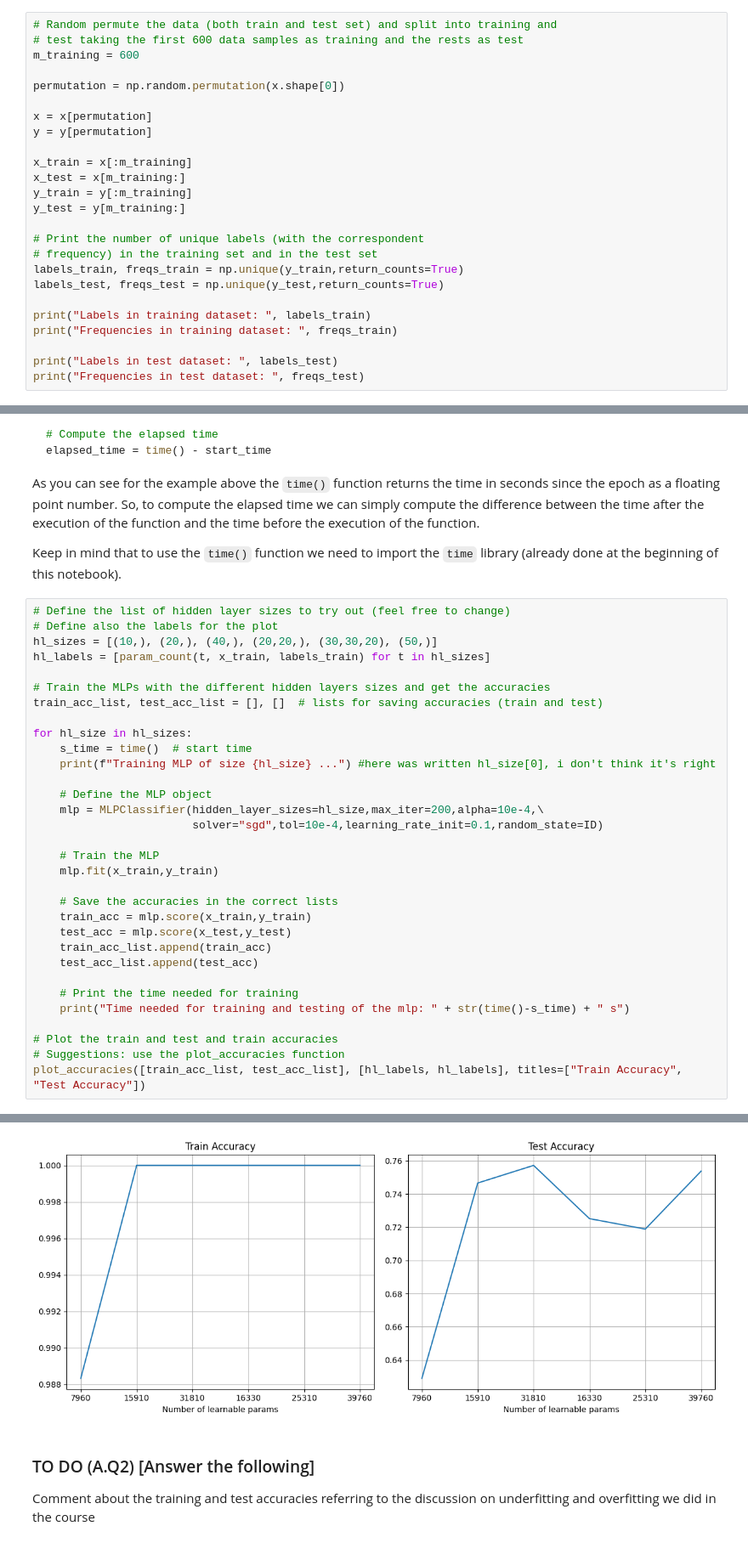
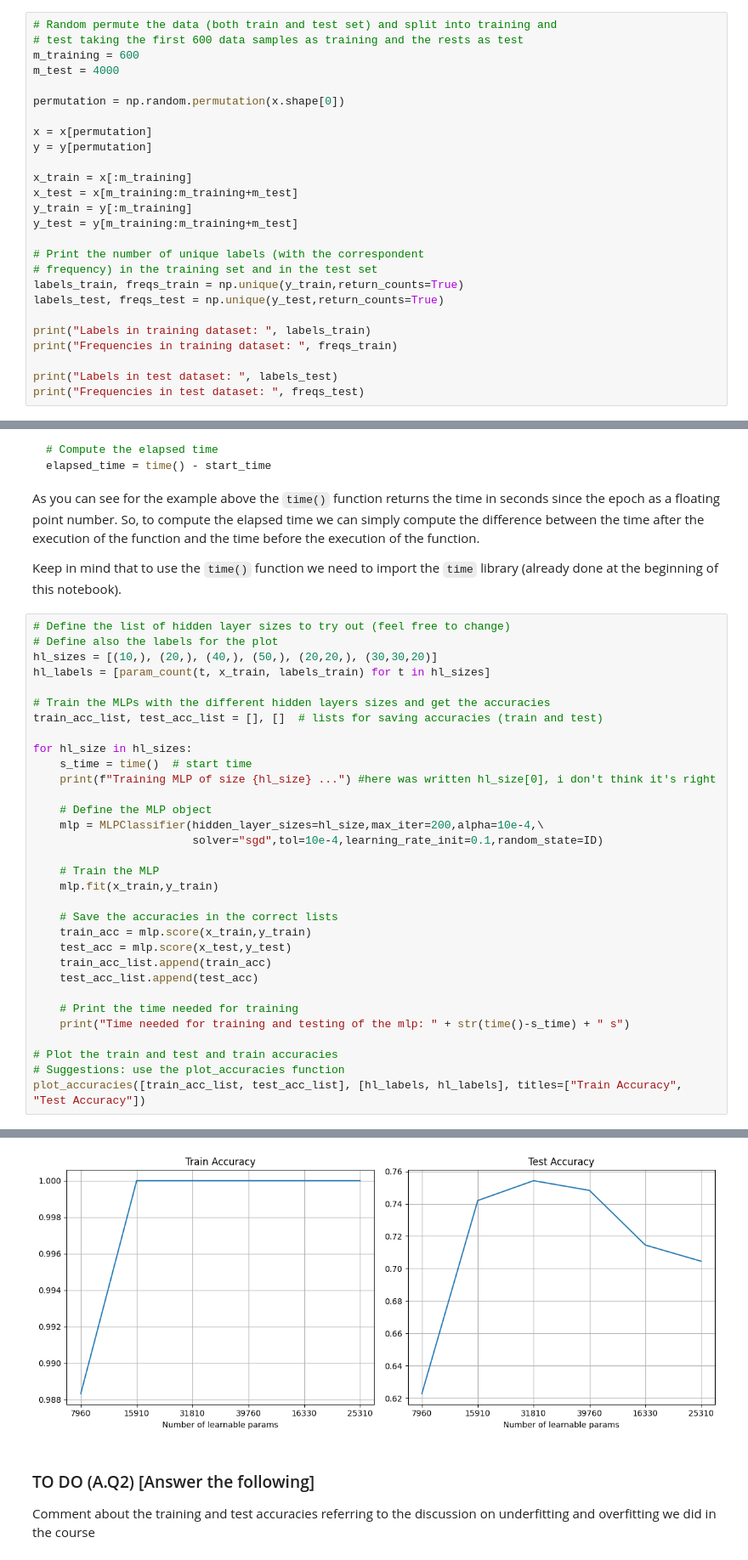
Before and after one commit to FedericoBraidi/MachineLearning, a Jupyter notebook: Hmwk4/Federico_Braidi_lab04.ipynb, the cells around one changed output, grey strips where cells are left out. Shown at 85% size. Saved outputs shown, nothing was run; the diff lists cells and outputs as text.

```diff
--- a/Hmwk4/Federico_Braidi_lab04.ipynb
+++ b/Hmwk4/Federico_Braidi_lab04.ipynb
@@ -223,6 +223,7 @@ Now split into training and test. We start with a small training set of $600$ sa
 # Random permute the data (both train and test set) and split into training and
 # test taking the first 600 data samples as training and the rests as test
 m_training = 600
+m_test = 4000
 
 permutation = np.random.permutation(x.shape[0])
 
@@ -230,9 +231,9 @@ x = x[permutation]
 y = y[permutation]
 
 x_train = x[:m_training]
-x_test = x[m_training:]
+x_test = x[m_training:m_training+m_test]
 y_train = y[:m_training]
-y_test = y[m_training:]
+y_test = y[m_training:m_training+m_test]
 
 # Print the number of unique labels (with the correspondent
 # frequency) in the training set and in the test set
@@ -316,7 +317,7 @@ Keep in mind that to use the `time()` function we need to import the `time` libr
 # %%
 # Define the list of hidden layer sizes to try out (feel free to change)
 # Define also the labels for the plot
-hl_sizes = [(10,), (20,), (40,), (20,20,), (30,30,20), (50,)]
+hl_sizes = [(10,), (20,), (40,), (50,), (20,20,), (30,30,20)]
 hl_labels = [param_count(t, x_train, labels_train) for t in hl_sizes]
 
 # Train the MLPs with the different hidden layers sizes and get the accuracies
@@ -361,4 +362,4 @@ Time needed for training and testing of the mlp: 1.4708950519561768 s
-[figure, old version]
+[figure, new version]
 # %% [markdown]
 ### TO DO (A.Q2) [Answer the following]
 
```
Also changed, not shown: parts of 14 cells of this notebook.
